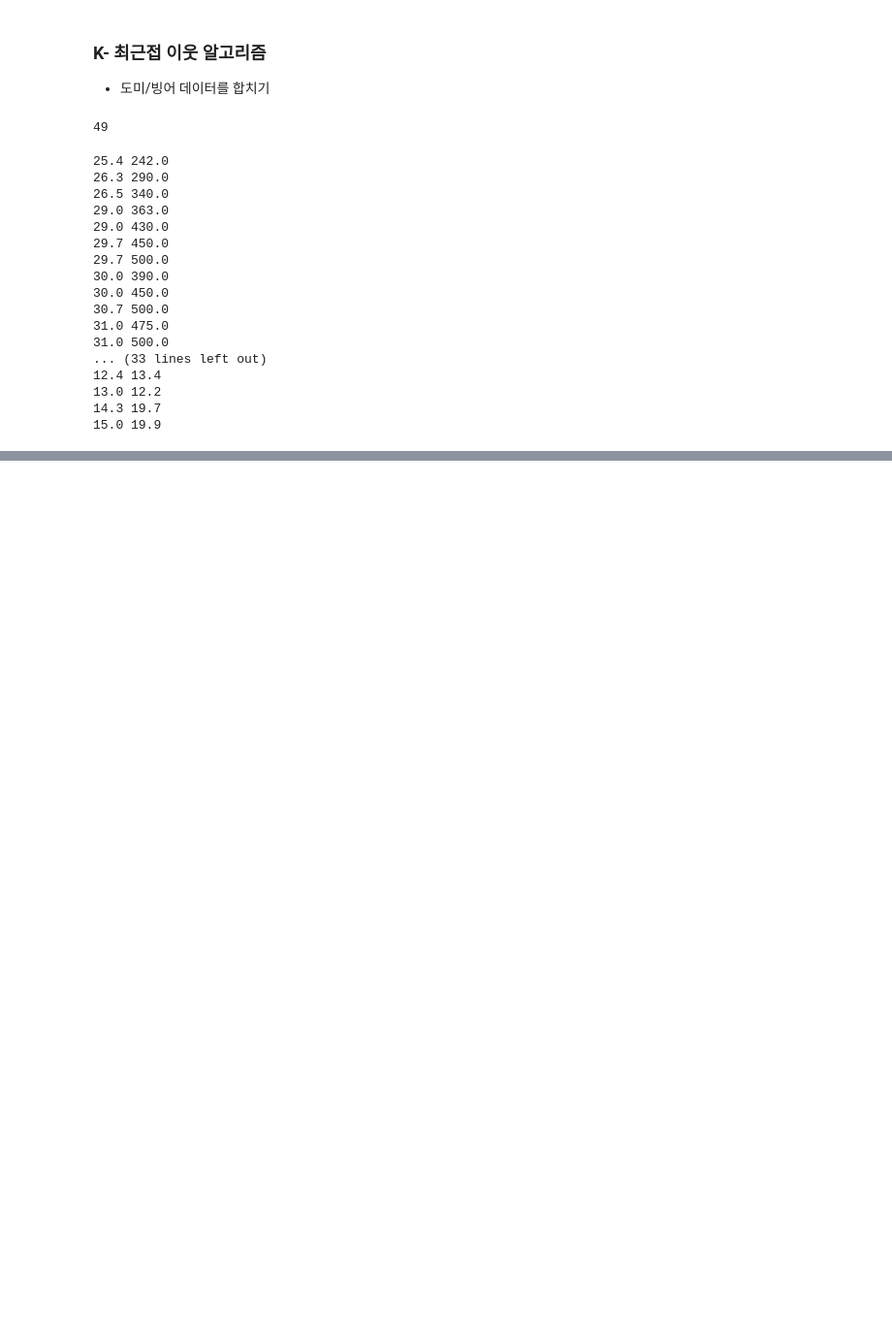
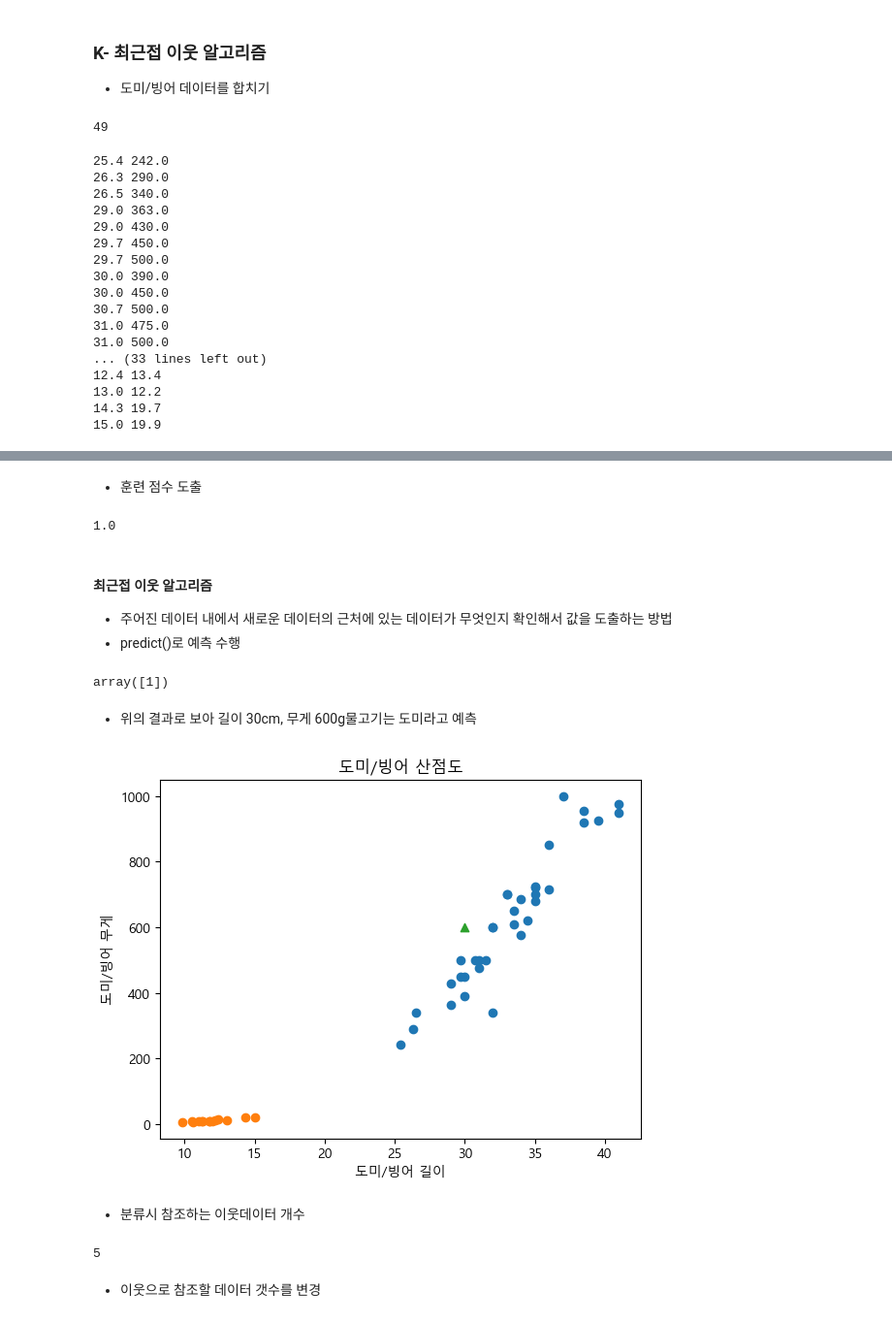
Before and after one commit to jgtaeeun/iot_dataanalysis_2025, a Jupyter notebook: day46/mldl01_도미빙어분류.ipynb, the cells around one changed output, grey strips where cells are left out. Shown at 97% size. Cells and saved outputs as stored; diff of their text form; code cells hidden in the pictures; blank space fills up the shorter version.

```diff
--- a/day46/mldl01_도미빙어분류.ipynb
+++ b/day46/mldl01_도미빙어분류.ipynb
@@ -91,0 +119,37 @@ fish_data = [[l,w] for l, w in zip(length, weight)]
+# %% [markdown]
+- 훈련 점수 도출
+# %%
+# 훈련시킨 데이터를 그대로 집어넣어서 결과가 제대로 나오는지 확인
+kn.score(fish_data, fish_target)
+# %% [output]
+1.0
+# %% [markdown]
+#### 최근접 이웃 알고리즘
+- 주어진 데이터 내에서 새로운 데이터의 근처에 있는 데이터가 무엇인지 확인해서 값을 도출하는 방법
+- predict()로 예측 수행
+# %%
+# 길이 30cm, 무게 600g 물고기가 어떤 종류인지 분류 예측
+kn.predict([[30,600]])
+# %% [output]
+array([1])
+# %% [markdown]
+- 위의 결과로 보아 길이 30cm, 무게 600g물고기는 도미라고 예측
+# %%
+# 도미/방어 산점도  + 길이 30cm, 무게 600g 물고기
+plt.scatter(bream_length, bream_weight)
+plt.scatter(smelt_length, smelt_weight)
+plt.scatter([30],[600], marker='^')    #예측하고자 하는 데이터
+plt.xlabel('도미/빙어 길이')
+plt.ylabel('도미/빙어 무게')
+plt.title('도미/빙어 산점도')
+plt.show()
+# %% [output]
+[figure, added]
+# %% [markdown]
+- 분류시 참조하는 이웃데이터 개수
+# %%
+kn.n_neighbors
+# %% [output]
+5
+# %% [markdown]
+- 이웃으로 참조할 데이터 갯수를 변경
```
Also changed, not shown: parts of 16 cells of this notebook, 2 other files.
